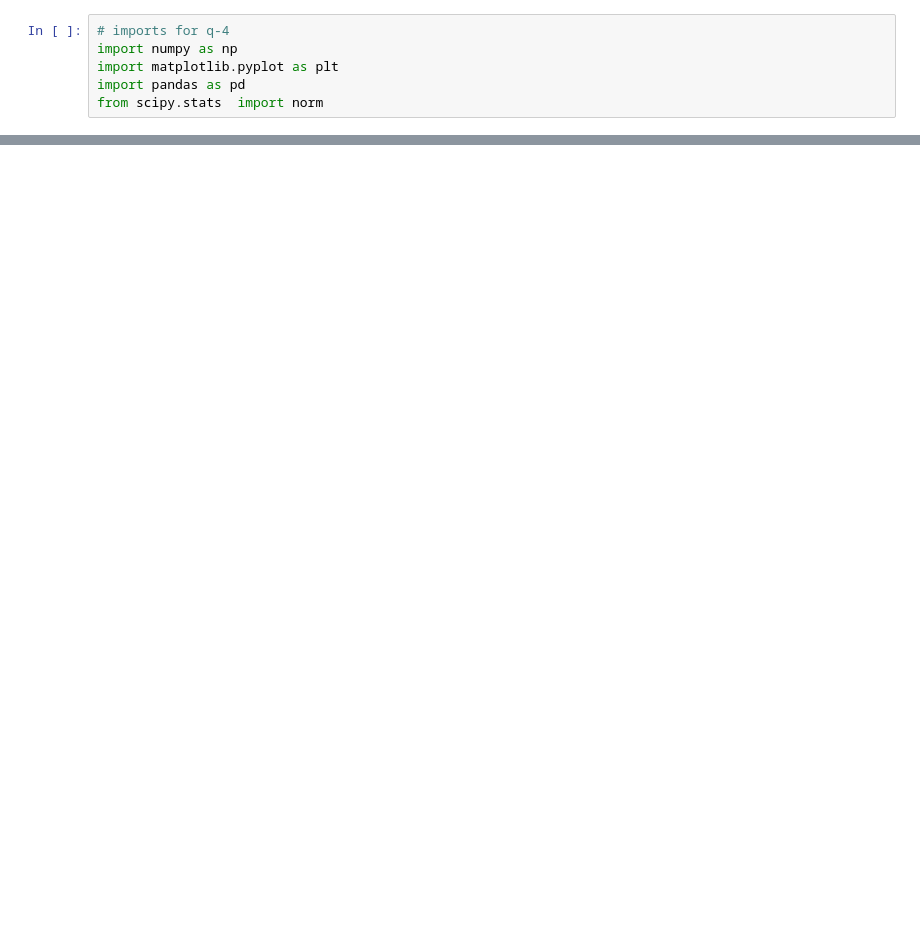
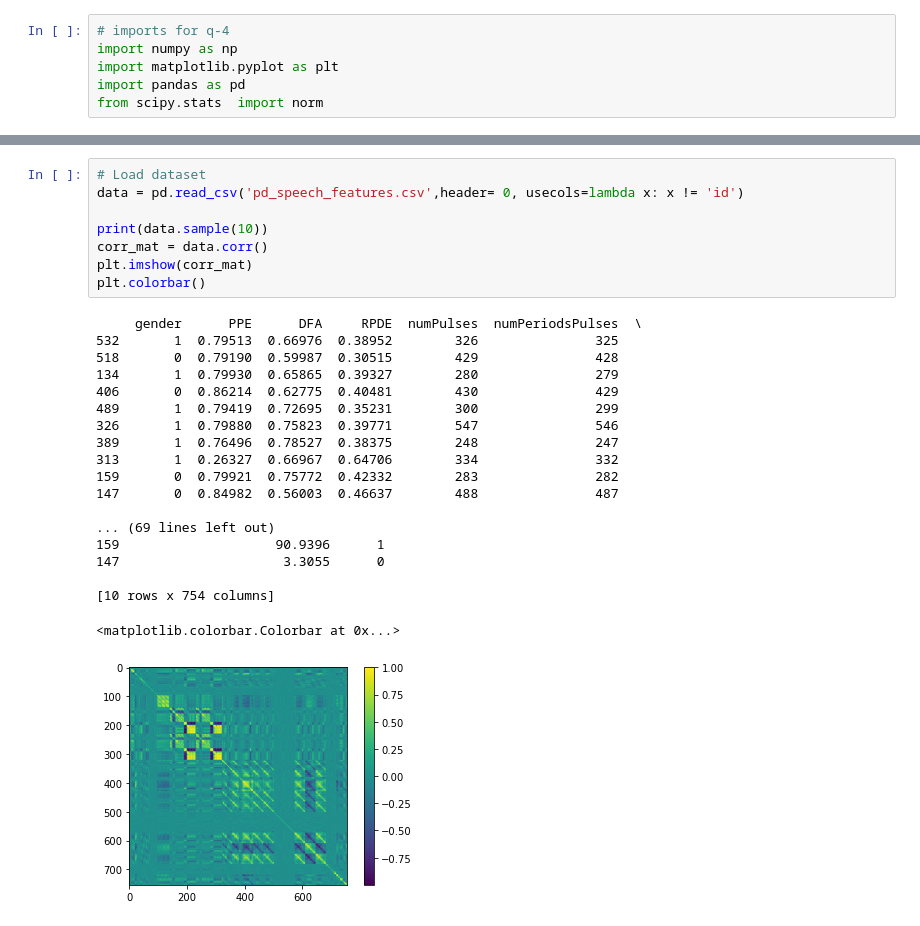
Before and after one commit to mocedon/ee_046202, a Jupyter notebook: hw1/ee046202_hw_1_statistics_public.ipynb, the cells around one changed output, grey strips where cells are left out. Drawn from its saved outputs; the diff is of its cells as text; blank space fills up the shorter version.

```diff
--- a/hw1/ee046202_hw_1_statistics_public.ipynb
+++ b/hw1/ee046202_hw_1_statistics_public.ipynb
@@ -153,0 +212,28 @@ from scipy.stats  import norm
+# %%
+# Load dataset
+data = pd.read_csv('pd_speech_features.csv',header= 0, usecols=lambda x: x != 'id')
+
+print(data.sample(10))
+corr_mat = data.corr()
+plt.imshow(corr_mat)
+plt.colorbar()
+# %% [output]
+     gender      PPE      DFA     RPDE  numPulses  numPeriodsPulses  \
+532       1  0.79513  0.66976  0.38952        326               325
+518       0  0.79190  0.59987  0.30515        429               428
+134       1  0.79930  0.65865  0.39327        280               279
+406       0  0.86214  0.62775  0.40481        430               429
+489       1  0.79419  0.72695  0.35231        300               299
+326       1  0.79880  0.75823  0.39771        547               546
+389       1  0.76496  0.78527  0.38375        248               247
+313       1  0.26327  0.66967  0.64706        334               332
+159       0  0.79921  0.75772  0.42332        283               282
+147       0  0.84982  0.56003  0.46637        488               487
+
+... (69 lines left out)
+159                    90.9396      1
+147                     3.3055      0
+
+[10 rows x 754 columns]
+<matplotlib.colorbar.Colorbar at 0x...>
+[figure, added]
```
Also changed, not shown: parts of 8 cells of this notebook.
